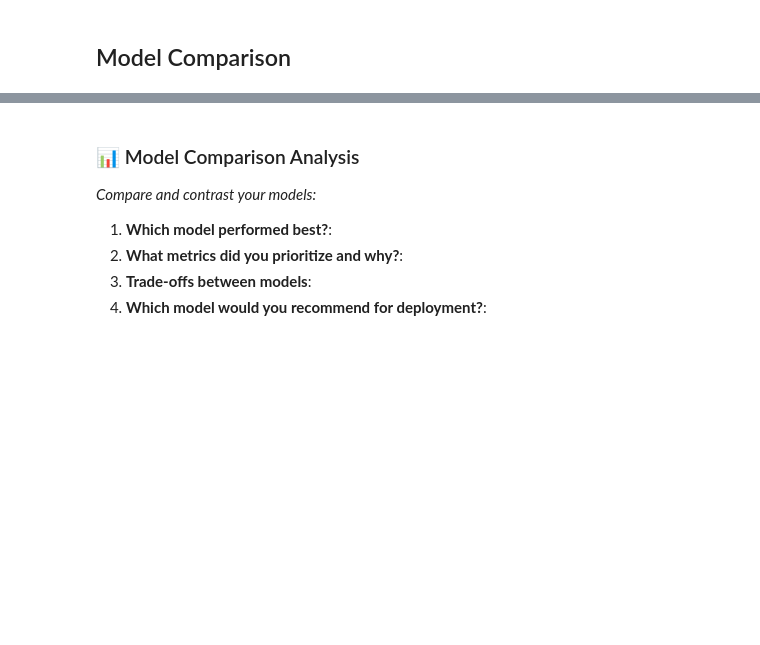
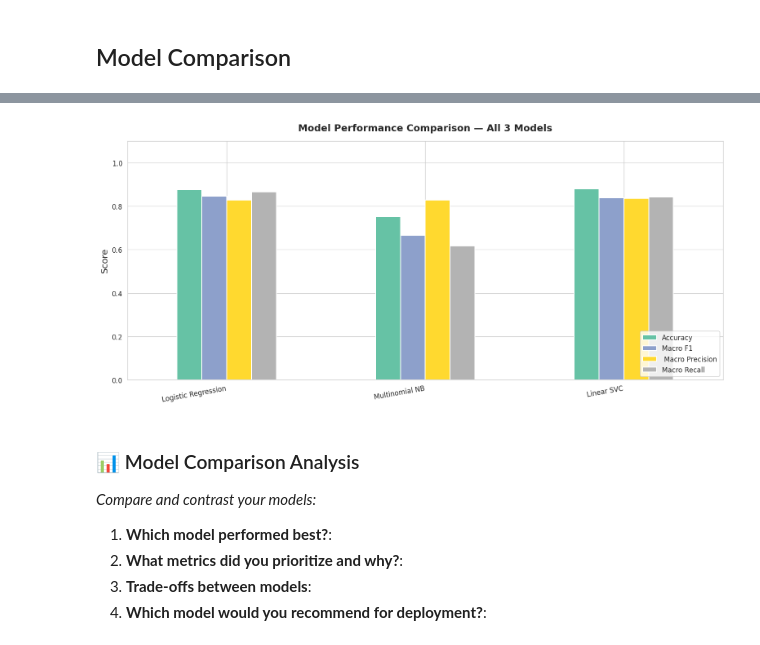
Before and after one commit to CeZa18/Cesar-Zaldivar-ML-ITAI1371, a Jupyter notebook: FP_MentalHelathSentimentAnalysis_CesarZaldivar.ipynb, the cells around one changed output, grey strips where cells are left out. Cells and saved outputs as stored; diff of their text form; code cells hidden in the pictures; blank space fills up the shorter version.

```diff
--- a/FP_MentalHelathSentimentAnalysis_CesarZaldivar.ipynb
+++ b/FP_MentalHelathSentimentAnalysis_CesarZaldivar.ipynb
@@ -1005,3 +1230,23 @@ print("✅ Evaluation metrics imported!")
 #     'F1-Score': [f1_lr, f1_nb]
 # })
 # display(results)
+
+results = pd.DataFrame({
+    'Model': ['Logistic Regression', 'Multinomial NB', 'Linear SVC'],
+    'Accuracy': [accuracy_score(y_test, y_pred_lr),
+                 accuracy_score(y_test, y_pred_nb),
+                 accuracy_score(y_test, y_pred_lsvc)],
+    'Macro F1': [f1_score(y_test, y_pred_lr, average='macro'),
+                 f1_score(y_test, y_pred_nb, average='macro'),
+                 f1_score(y_test, y_pred_lsvc, average='macro')],
+    ' Macro Precision': [precision_score(y_test, y_pred_lr, average='macro'),
+                         precision_score(y_test, y_pred_nb, average='macro'),
+                         precision_score(y_test, y_pred_lsvc, average='macro')],
+    'Macro Recall': [recall_score(y_test, y_pred_lr, average='macro'),
+                     recall_score(y_test, y_pred_nb, average='macro'),
+                     recall_score(y_test, y_pred_lsvc, average='macro')]
+}).round(4).set_index('Model')
+
+print("Model Comparison Summary:")
+print(results.to_string())
+print(f"\n✅ Best model by Macro F1: {results['Macro F1'].idxmax()}")
@@ -1008,15 +1262,32 @@ print("✅ Evaluation metrics imported!")
 # %%
 # Visualize model comparison
 # YOUR CODE HERE
 
 # Hint: Create a bar plot comparing metrics across models
 # results.set_index('Model').plot(kind='bar', figsize=(12, 6))
 # plt.title('Model Performance Comparison')
 # plt.ylabel('Score')
 # plt.xticks(rotation=45)
 # plt.legend(loc='lower right')
 # plt.tight_layout()
 # plt.show()
+
+ax = results[['Accuracy', 'Macro F1', ' Macro Precision',
+              'Macro Recall']].plot(kind='bar', figsize=(13, 6),
+                                    colormap='Set2', edgecolor='white',
+                                    linewidth=1.2)
+plt.title('Model Performance Comparison — All 3 Models', fontsize=14,
+          fontweight='bold', pad=15)
+plt.ylabel('Score', fontsize=13)
+plt.xlabel('')
+plt.xticks(rotation=10, ha='right')
+plt.ylim(0, 1.1)
+plt.legend(loc='lower right')
+plt.tight_layout()
+plt.savefig('model_comparison.png', bbox_inches='tight')
+plt.show()
+# %% [output]
+[figure, added]
 # %% [markdown]
 ### 📊 Model Comparison Analysis
 
```
Also changed, not shown: parts of 23 cells of this notebook.
